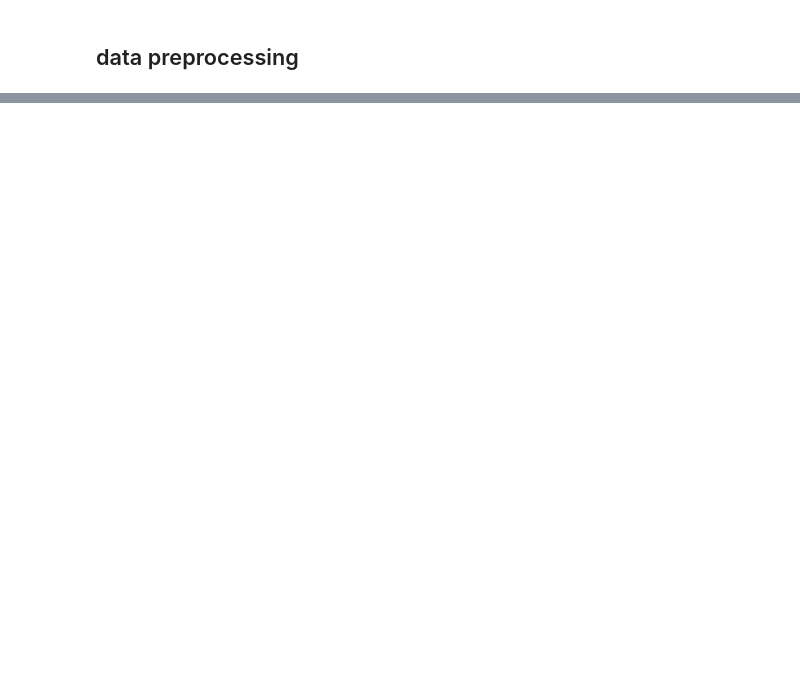
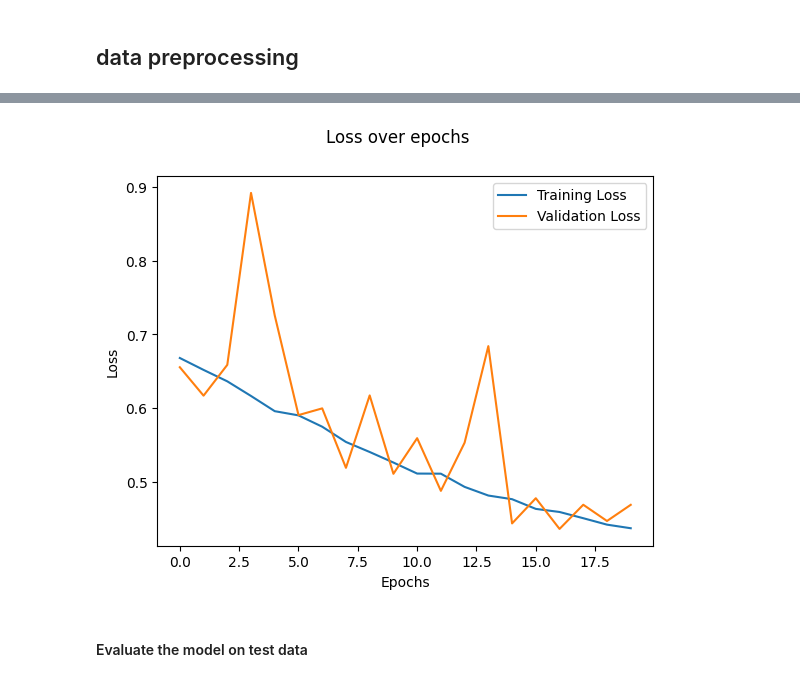
Before and after one commit to ashan24019/DL, a Jupyter notebook: cat_dog_classifier/cat & dog classifier.ipynb, the cells around one changed output, grey strips where cells are left out. Drawn from its saved outputs; the diff is of its cells as text; code cells hidden in the pictures; blank space fills up the shorter version.

```diff
--- a/cat_dog_classifier/cat & dog classifier.ipynb
+++ b/cat_dog_classifier/cat & dog classifier.ipynb
@@ -129,0 +230,13 @@ data_augmentation = tf.keras.Sequential([
+# %%
+fig = plt.figure()
+plt.plot(history.history['loss'], label='Training Loss')
+plt.plot(history.history['val_loss'], label='Validation Loss')
+fig.suptitle('Loss over epochs')
+plt.xlabel('Epochs')
+plt.ylabel('Loss')
+plt.legend()
+plt.show()
+# %% [output]
+[figure, added]
+# %% [markdown]
+#### Evaluate the model on test data
```
Also changed, not shown: parts of 17 cells of this notebook.
